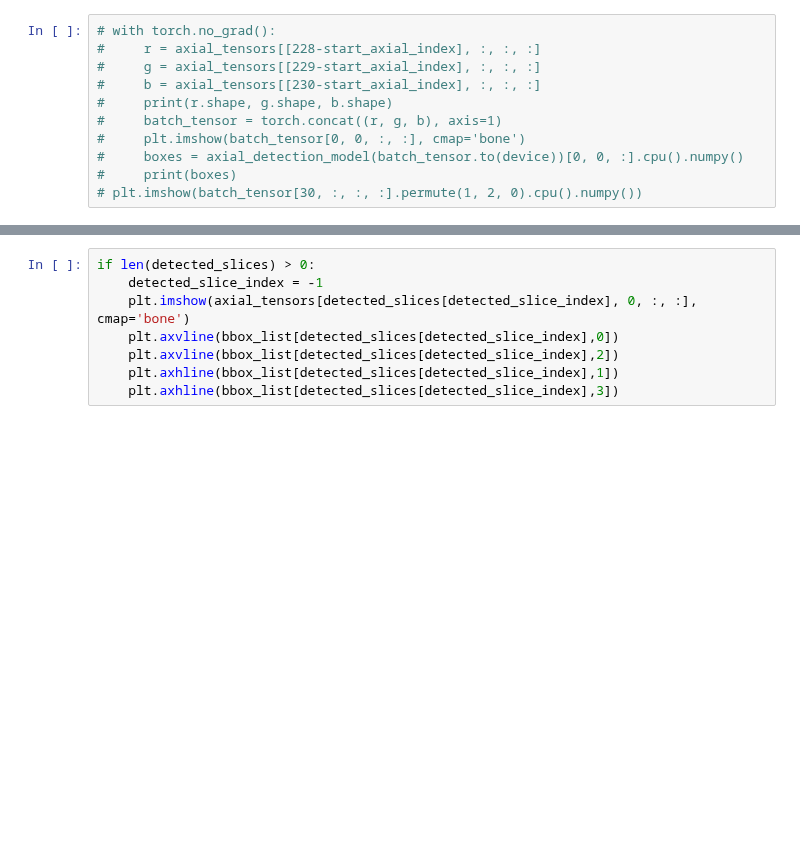
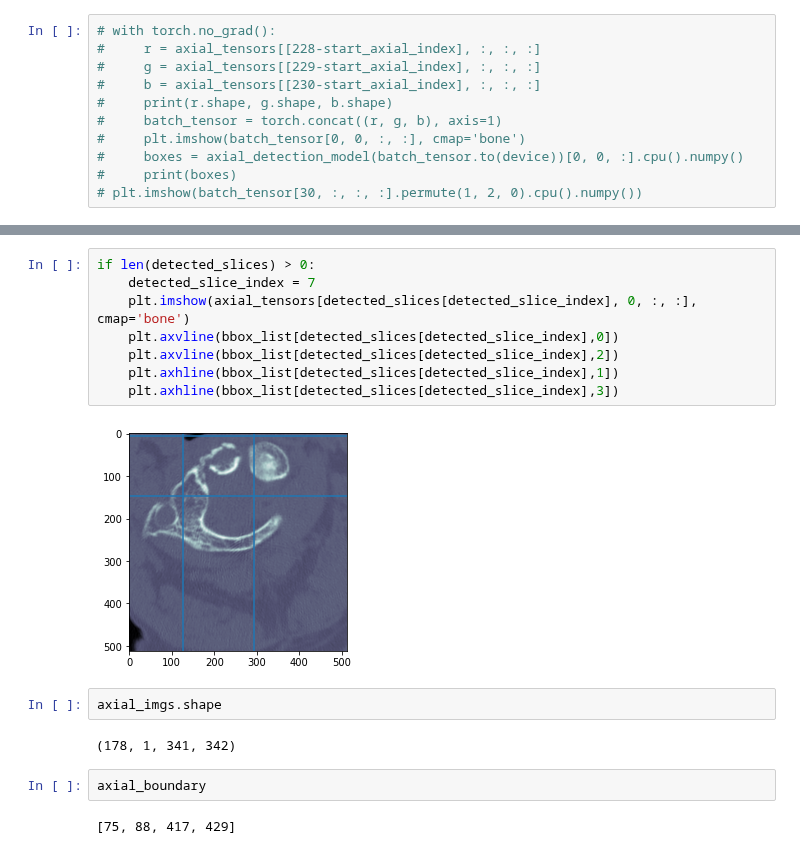
Before and after one commit to ghty011/cervical_spine, a Jupyter notebook: final/submit_axial_detection.ipynb, the cells around one changed output, grey strips where cells are left out. Drawn from its saved outputs; the diff is of its cells as text; blank space fills up the shorter version.

```diff
--- a/final/submit_axial_detection.ipynb
+++ b/final/submit_axial_detection.ipynb
@@ -459,8 +491,18 @@ print(detected_boxes)
 # %%
 if len(detected_slices) > 0:
-    detected_slice_index = -1
+    detected_slice_index = 7
     plt.imshow(axial_tensors[detected_slices[detected_slice_index], 0, :, :], cmap='bone')
     plt.axvline(bbox_list[detected_slices[detected_slice_index],0])
     plt.axvline(bbox_list[detected_slices[detected_slice_index],2])
     plt.axhline(bbox_list[detected_slices[detected_slice_index],1])
     plt.axhline(bbox_list[detected_slices[detected_slice_index],3])
+# %% [output]
+[figure, added]
+# %%
+axial_imgs.shape
+# %% [output]
+(178, 1, 341, 342)
+# %%
+axial_boundary
+# %% [output]
+[75, 88, 417, 429]
```
Also changed, not shown: parts of 15 cells of this notebook.
